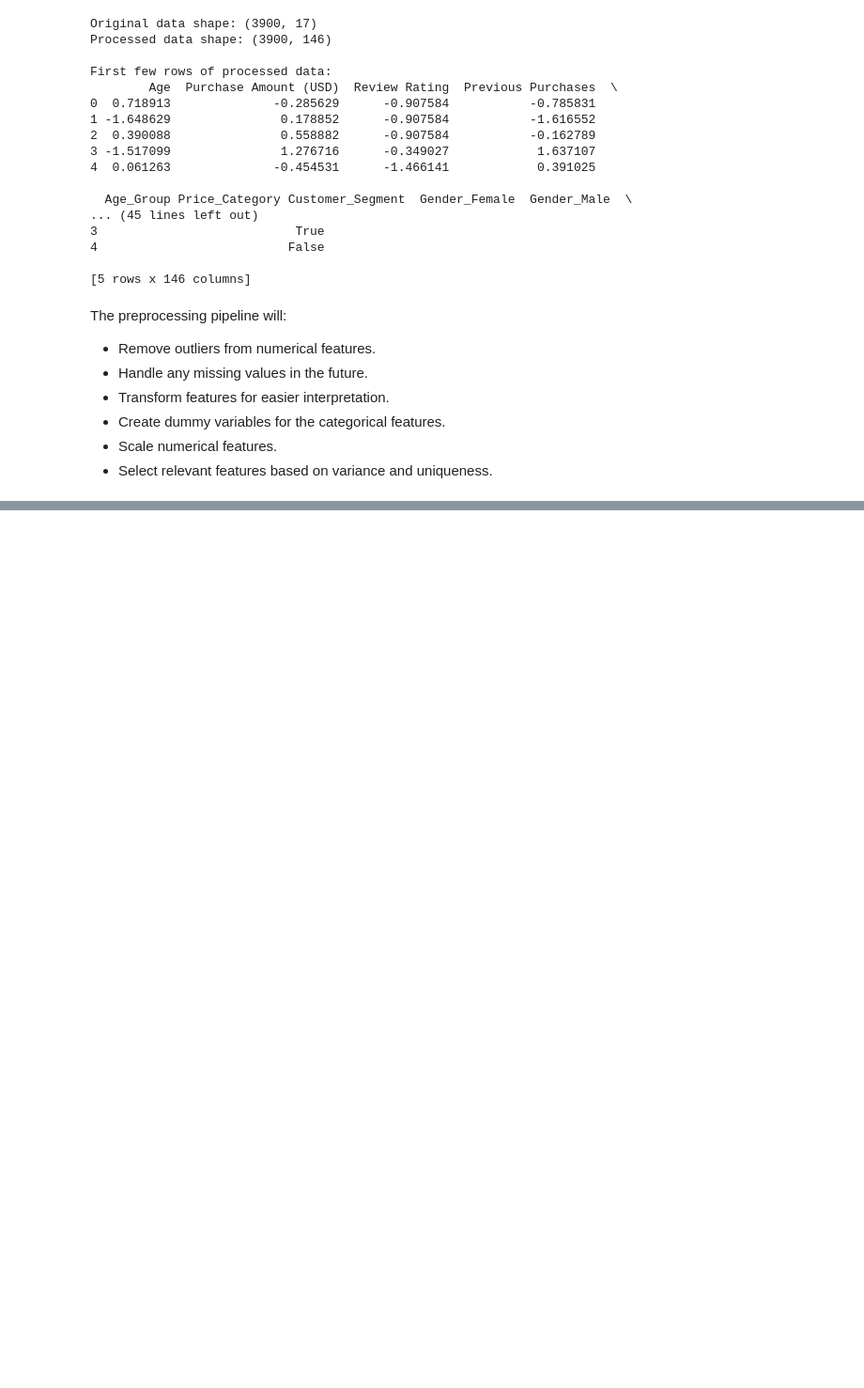
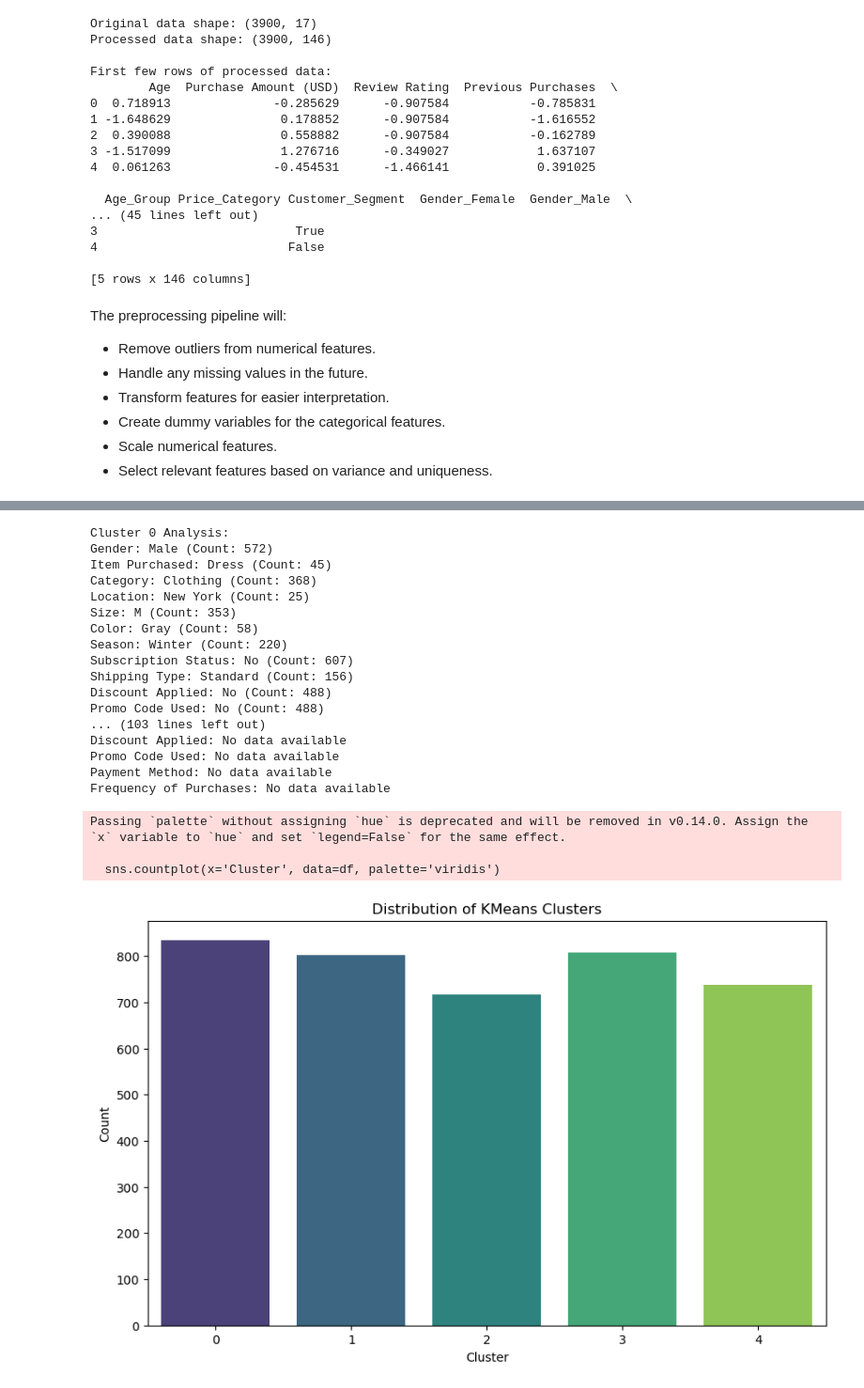
Before and after one commit to CassandraMaldonado/ML_customer_clustering, a Jupyter notebook: Customer_Retail.ipynb, the cells around one changed output, grey strips where cells are left out. Shown at 94% size. Cells and saved outputs as stored; diff of their text form; code cells hidden in the pictures; blank space fills up the shorter version.

```diff
--- a/Customer_Retail.ipynb
+++ b/Customer_Retail.ipynb
@@ -287,13 +288,18 @@ def train_models(df, target_column, n_splits=5):
     X = df.drop(columns=[target_column])
     y = df[target_column]
 # %%
+from sklearn.linear_model import LinearRegression, Lasso, Ridge
+from sklearn.ensemble import RandomForestRegressor
+from sklearn.cluster import KMeans
+from sklearn.decomposition import PCA
+
 # Define models
 models = {
     "Linear Regression": LinearRegression(),
     "Lasso": Lasso(alpha=0.1),
     "Ridge": Ridge(alpha=1.0),
     "Random Forest": RandomForestRegressor(n_estimators=100, random_state=42),
-    "KMeans (Unsupervised)": KMeans(n_clusters=3, random_state=42),
+    "KMeans (Unsupervised)": KMeans(n_clusters=8, random_state=42),
     "PCA (Dimensionality Reduction)": PCA(n_components=3)
     }
 
@@ -323,0 +404,45 @@ NameError: name 'X' is not defined
+# %%
+# Ensure the 'Cluster' column is added to the dataframe
+if 'Cluster' not in df.columns:
+    df['Cluster'] = cluster_labels
+
+# Analyze the most frequent categories within each cluster
+for cluster in range(kmeans_5_clusters.n_clusters):
+    print(f"\nCluster {cluster} Analysis:")
+    cluster_data = df[df['Cluster'] == cluster]
+    for col in categorical_cols:
+        if not cluster_data[col].value_counts().empty:
+            most_frequent = cluster_data[col].value_counts().idxmax()
+            print(f"{col}: {most_frequent} (Count: {cluster_data[col].value_counts().max()})")
+        else:
+            print(f"{col}: No data available")
+
+# Visualize the distribution of KMeans clusters
+plt.figure(figsize=(10, 6))
+sns.countplot(x='Cluster', data=df, palette='viridis')
+plt.title('Distribution of KMeans Clusters')
+plt.xlabel('Cluster')
+plt.ylabel('Count')
+plt.show()
+# %% [output]
+Cluster 0 Analysis:
+Gender: Male (Count: 572)
+Item Purchased: Dress (Count: 45)
+Category: Clothing (Count: 368)
+Location: New York (Count: 25)
+Size: M (Count: 353)
+Color: Gray (Count: 58)
+Season: Winter (Count: 220)
+Subscription Status: No (Count: 607)
+Shipping Type: Standard (Count: 156)
+Discount Applied: No (Count: 488)
+Promo Code Used: No (Count: 488)
+... (103 lines left out)
+Discount Applied: No data available
+Promo Code Used: No data available
+Payment Method: No data available
+Frequency of Purchases: No data available
+Passing `palette` without assigning `hue` is deprecated and will be removed in v0.14.0. Assign the `x` variable to `hue` and set `legend=False` for the same effect.
+
+  sns.countplot(x='Cluster', data=df, palette='viridis')
+[figure, added]
```
Also changed, not shown: parts of 13 cells of this notebook.
